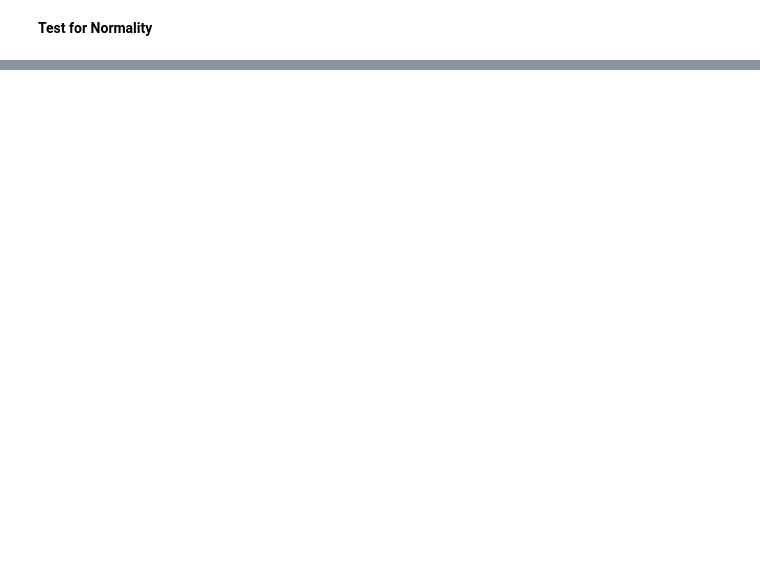
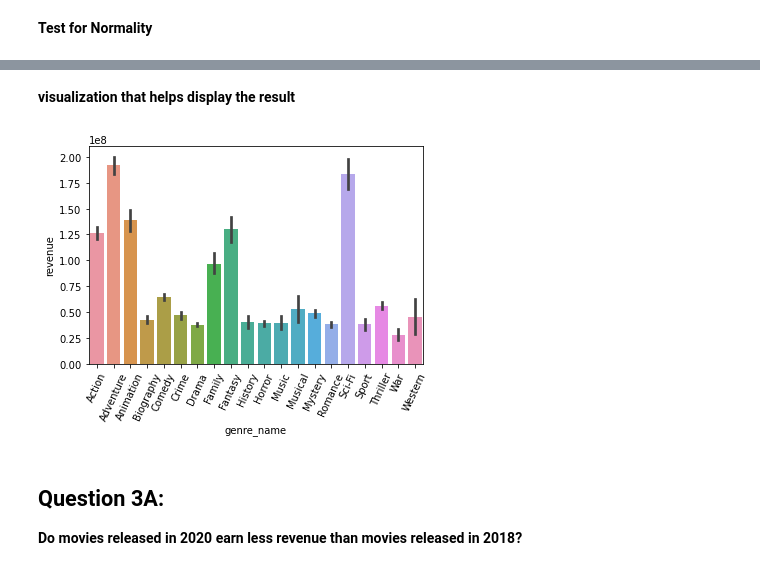
Before and after one commit to HalimaLadan/Business-Analysis-On-Movie-Production, a Jupyter notebook: Movies Project_Part 4(Hypothesis testing).ipynb, the cells around one changed output, grey strips where cells are left out. Saved outputs shown, nothing was run; the diff lists cells and outputs as text; code cells hidden in the pictures; blank space fills up the shorter version.

```diff
--- a/Movies Project_Part 4(Hypothesis testing).ipynb
+++ b/Movies Project_Part 4(Hypothesis testing).ipynb
@@ -278,0 +395,11 @@ ValueError: skewtest is not valid with less than 8 samples; 1 samples were given
+# %%
+#Loading the data fram a Mysql database to a pandas dataframe
+q = """
+SELECT genres.genre_name, tmdb_data.revenue
+FROM tmdb_data
+JOIN title_genres ON tmdb_data.imdb_id =title_genres.tconst
+JOIN genres ON title_genres.genre_id = genres.genre_id
+WHERE tmdb_data.revenue >0
+
+;"""
+df =pd.read_sql(q, engine)
@@ -278,0 +427,2 @@ ValueError: skewtest is not valid with less than 8 samples; 1 samples were given
+# %%
+df = df[df["genre_name"]!="Reality-TV"]
@@ -278,0 +566,10 @@ ValueError: skewtest is not valid with less than 8 samples; 1 samples were given
+# %% [markdown]
+**visualization that helps display the result**
+# %%
+ax = sns.barplot(data= df, x='genre_name', y='revenue', ci=68)
+ax.set_xticklabels(ax.get_xticklabels(),rotation='65');
+# %% [output]
+[figure, added]
+# %% [markdown]
+## Question 3A:
+**Do movies released in 2020 earn less revenue than movies released in 2018?**
```
Also changed, not shown: parts of 86 cells of this notebook, 3 other files.
